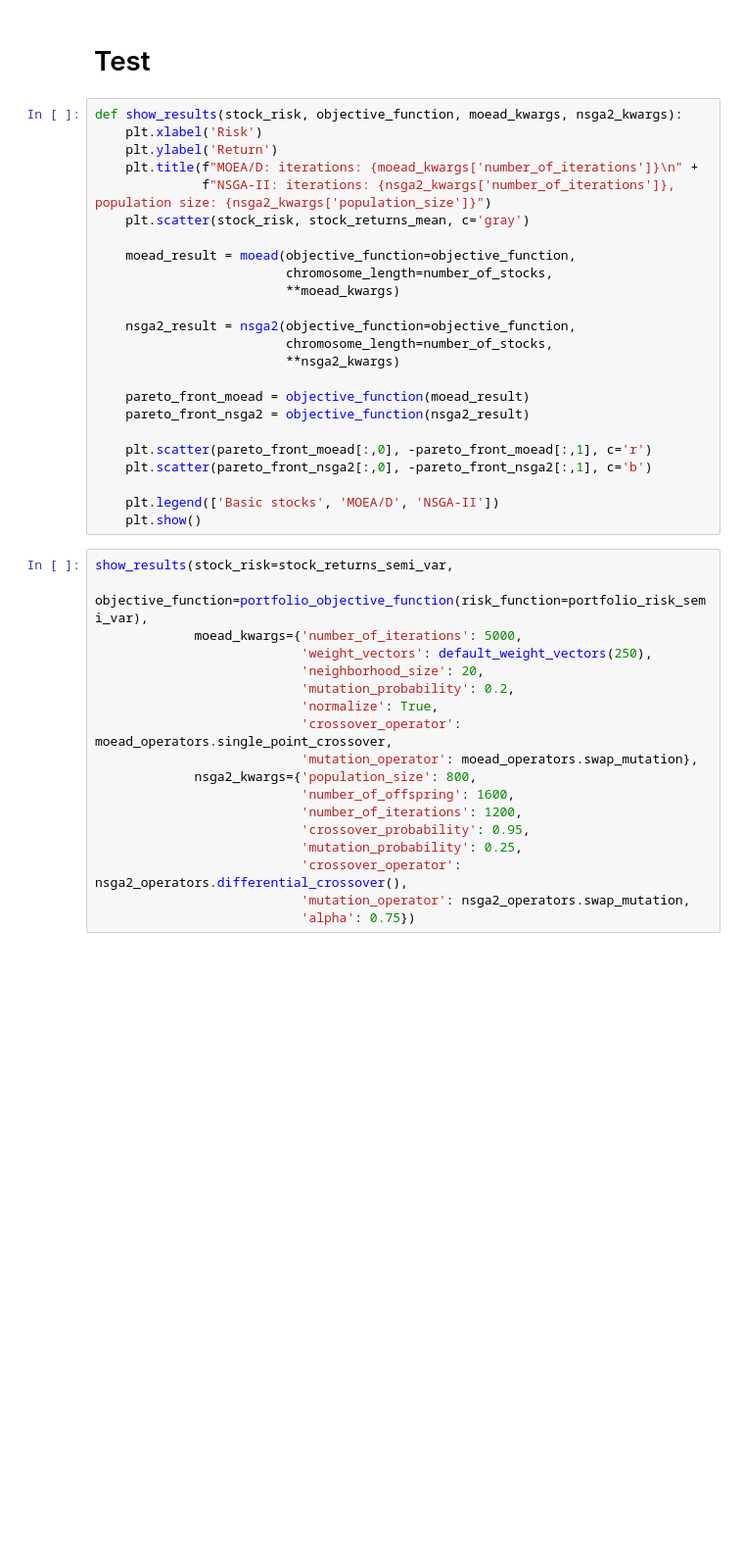
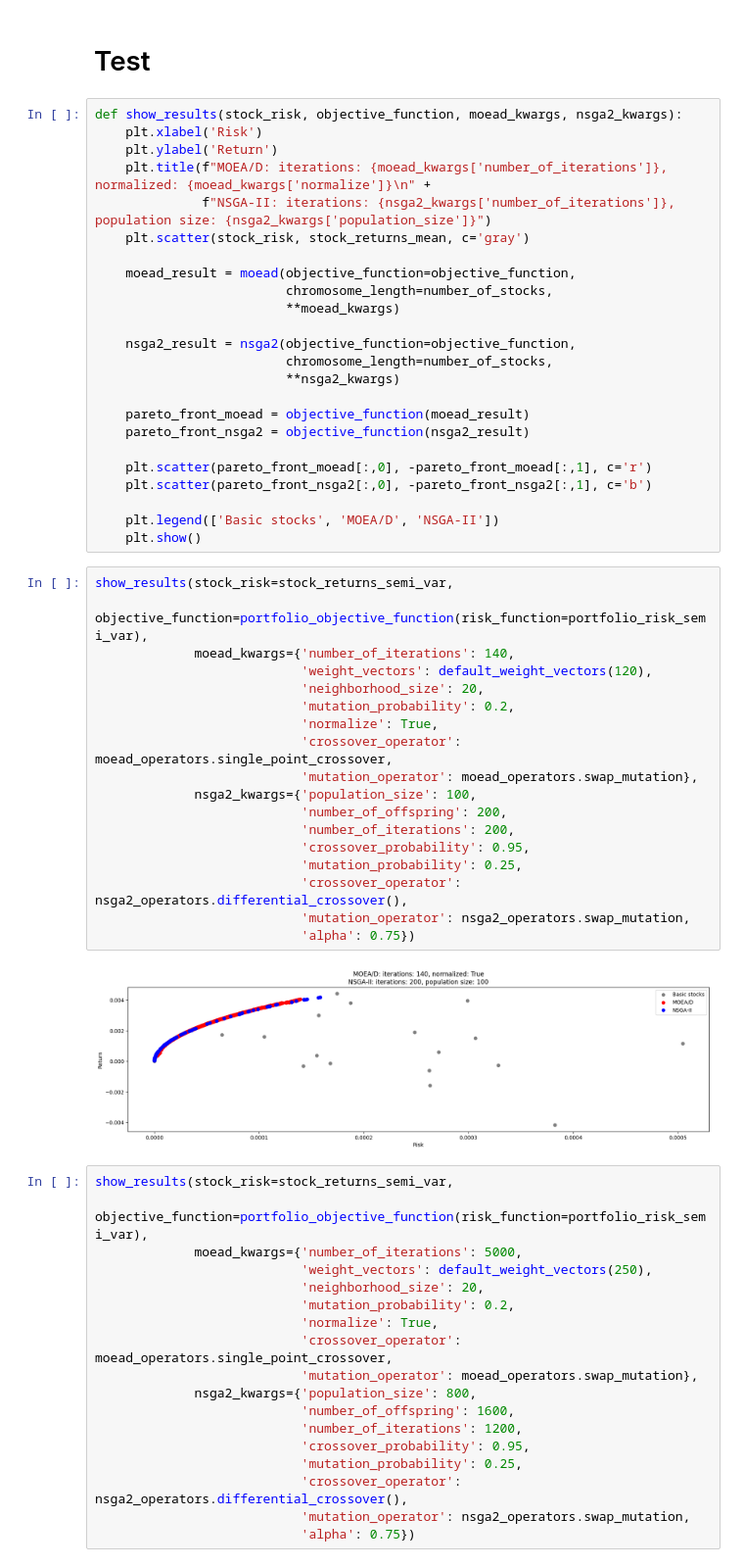
Before and after one commit to MaksWisniewski/PortfolioOpt, a Jupyter notebook: raport.ipynb, the cells around one changed output. Shown at 98% size. Saved outputs shown, nothing was run; the diff lists cells and outputs as text; blank space fills up the shorter version.

Commit message:
MOEAD normalization fixed

```diff
--- a/raport.ipynb
+++ b/raport.ipynb
@@ -58,7 +58,7 @@ def portfolio_objective_function(risk_function=portfolio_risk_semi_var,
 def show_results(stock_risk, objective_function, moead_kwargs, nsga2_kwargs):
     plt.xlabel('Risk')
     plt.ylabel('Return')
-    plt.title(f"MOEA/D: iterations: {moead_kwargs['number_of_iterations']}\n" +
+    plt.title(f"MOEA/D: iterations: {moead_kwargs['number_of_iterations']}, normalized: {moead_kwargs['normalize']}\n" +
               f"NSGA-II: iterations: {nsga2_kwargs['number_of_iterations']}, population size: {nsga2_kwargs['population_size']}")
     plt.scatter(stock_risk, stock_returns_mean, c='gray')
 
@@ -78,6 +78,26 @@ def show_results(stock_risk, objective_function, moead_kwargs, nsga2_kwargs):
 
     plt.legend(['Basic stocks', 'MOEA/D', 'NSGA-II'])
     plt.show()
+# %%
+show_results(stock_risk=stock_returns_semi_var,
+             objective_function=portfolio_objective_function(risk_function=portfolio_risk_semi_var),
+             moead_kwargs={'number_of_iterations': 140,
+                           'weight_vectors': default_weight_vectors(120),
+                           'neighborhood_size': 20,
+                           'mutation_probability': 0.2,
+                           'normalize': True,
+                           'crossover_operator': moead_operators.single_point_crossover,
+                           'mutation_operator': moead_operators.swap_mutation},
+             nsga2_kwargs={'population_size': 100,
+                           'number_of_offspring': 200,
+                           'number_of_iterations': 200,
+                           'crossover_probability': 0.95,
+                           'mutation_probability': 0.25,
+                           'crossover_operator': nsga2_operators.differential_crossover(),
+                           'mutation_operator': nsga2_operators.swap_mutation,
+                           'alpha': 0.75})
+# %% [output]
+[figure, added]
 # %%
 show_results(stock_risk=stock_returns_semi_var,
              objective_function=portfolio_objective_function(risk_function=portfolio_risk_semi_var),
```
Also changed, not shown: 1 other file.
